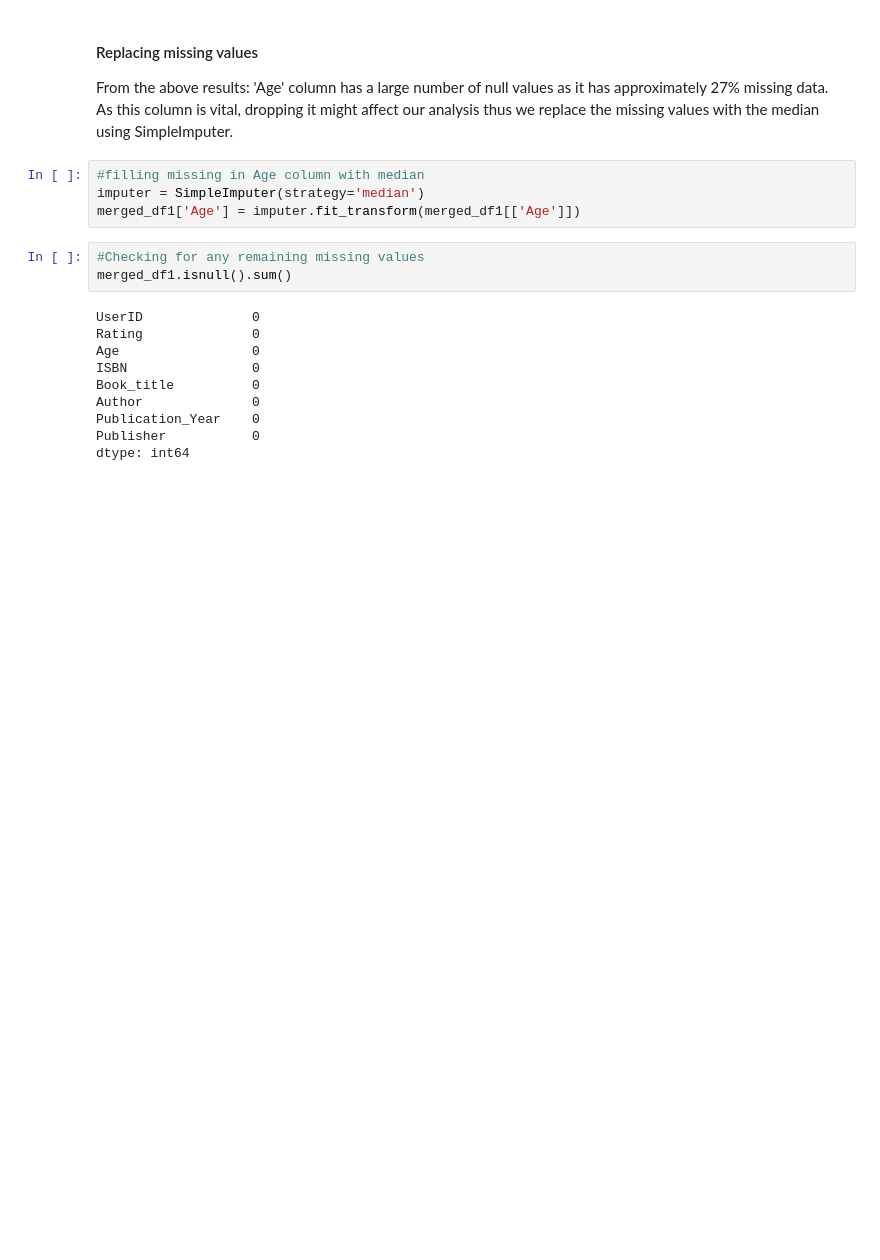
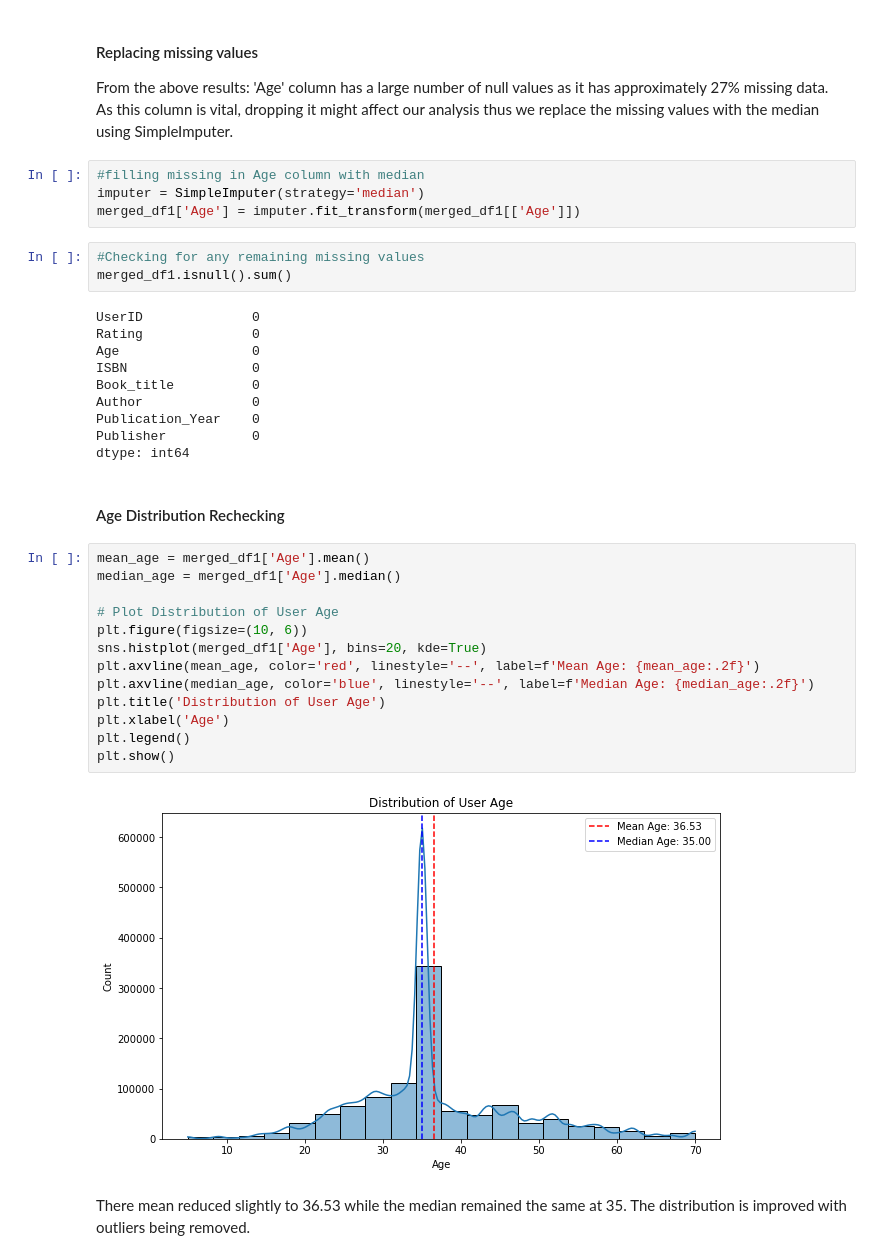
Before and after one commit to aritamichael/Final_Project_4_Moringa, a Jupyter notebook: index.ipynb, the cells around one changed output. Cells and saved outputs as stored; diff of their text form; blank space fills up the shorter version.

Commit message:
the mean reduce slightly while median remained 35 on rechecking age distribution

```diff
--- a/index.ipynb
+++ b/index.ipynb
@@ -833,3 +833,23 @@ Author              0
 Publication_Year    0
 Publisher           0
 dtype: int64
+# %% [markdown]
+#### Age Distribution Rechecking
+# %%
+mean_age = merged_df1['Age'].mean()
+median_age = merged_df1['Age'].median()
+
+# Plot Distribution of User Age
+plt.figure(figsize=(10, 6))
+sns.histplot(merged_df1['Age'], bins=20, kde=True)
+plt.axvline(mean_age, color='red', linestyle='--', label=f'Mean Age: {mean_age:.2f}')
+plt.axvline(median_age, color='blue', linestyle='--', label=f'Median Age: {median_age:.2f}')
+plt.title('Distribution of User Age')
+plt.xlabel('Age')
+plt.legend()
+plt.show()
+# %% [output]
+[figure, added]
+# %% [markdown]
+There mean reduced slightly to 36.53 while the median remained the same at 35.
+The distribution is improved with outliers being removed.
```
